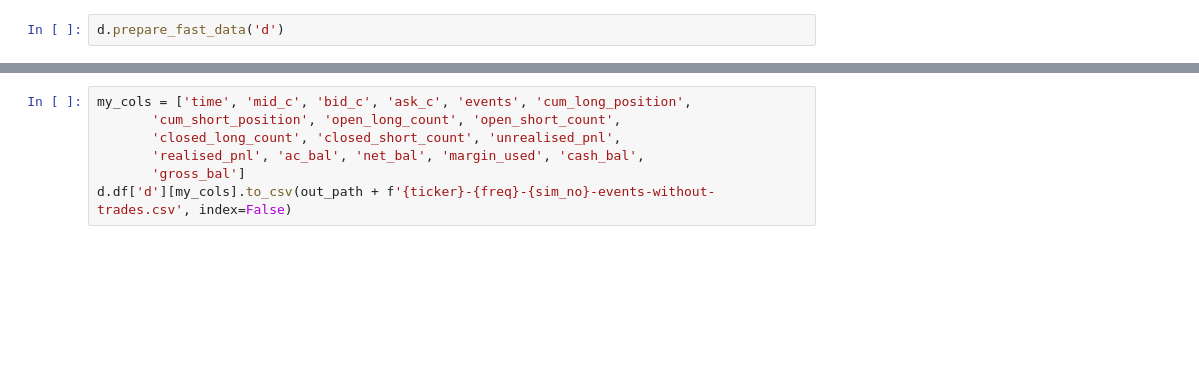
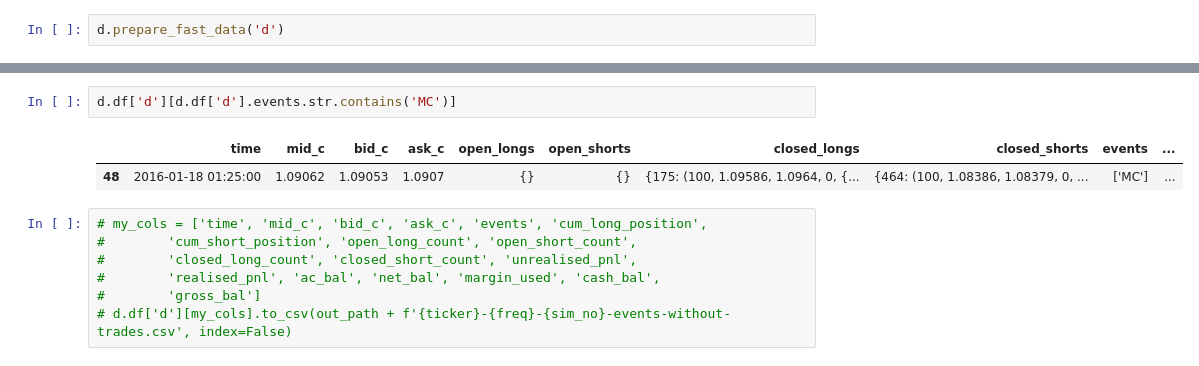
Before and after one commit to csvk/grid_simulator, a Jupyter notebook: exploration/strategy.analysis.ipynb, the cells around one changed output, grey strips where cells are left out. Saved outputs shown, nothing was run; the diff lists cells and outputs as text; blank space fills up the shorter version.

```diff
--- a/exploration/strategy.analysis.ipynb
+++ b/exploration/strategy.analysis.ipynb
@@ -71,8 +57,13 @@ d.df['d'].describe()
+# %%
+d.df['d'][d.df['d'].events.str.contains('MC')]
+# %% [output]
+|  | time | mid_c | bid_c | ask_c | open_longs | open_shorts | closed_longs | closed_shorts | events | ... |
+| 48 | 2016-01-18 01:25:00 | 1.09062 | 1.09053 | 1.0907 | {} | {} | {175: (100, 1.09586, 1.0964, 0, {... | {464: (100, 1.08386, 1.08379, 0, ... | ['MC'] | ... |
 # %%
-my_cols = ['time', 'mid_c', 'bid_c', 'ask_c', 'events', 'cum_long_position',
-       'cum_short_position', 'open_long_count', 'open_short_count',
-       'closed_long_count', 'closed_short_count', 'unrealised_pnl',
-       'realised_pnl', 'ac_bal', 'net_bal', 'margin_used', 'cash_bal',
-       'gross_bal']
-d.df['d'][my_cols].to_csv(out_path + f'{ticker}-{freq}-{sim_no}-events-without-trades.csv', index=False)
+# my_cols = ['time', 'mid_c', 'bid_c', 'ask_c', 'events', 'cum_long_position',
+#        'cum_short_position', 'open_long_count', 'open_short_count',
+#        'closed_long_count', 'closed_short_count', 'unrealised_pnl',
+#        'realised_pnl', 'ac_bal', 'net_bal', 'margin_used', 'cash_bal',
+#        'gross_bal']
+# d.df['d'][my_cols].to_csv(out_path + f'{ticker}-{freq}-{sim_no}-events-without-trades.csv', index=False)
 # %%
```
Also changed, not shown: parts of 13 cells of this notebook, 4 other files.
